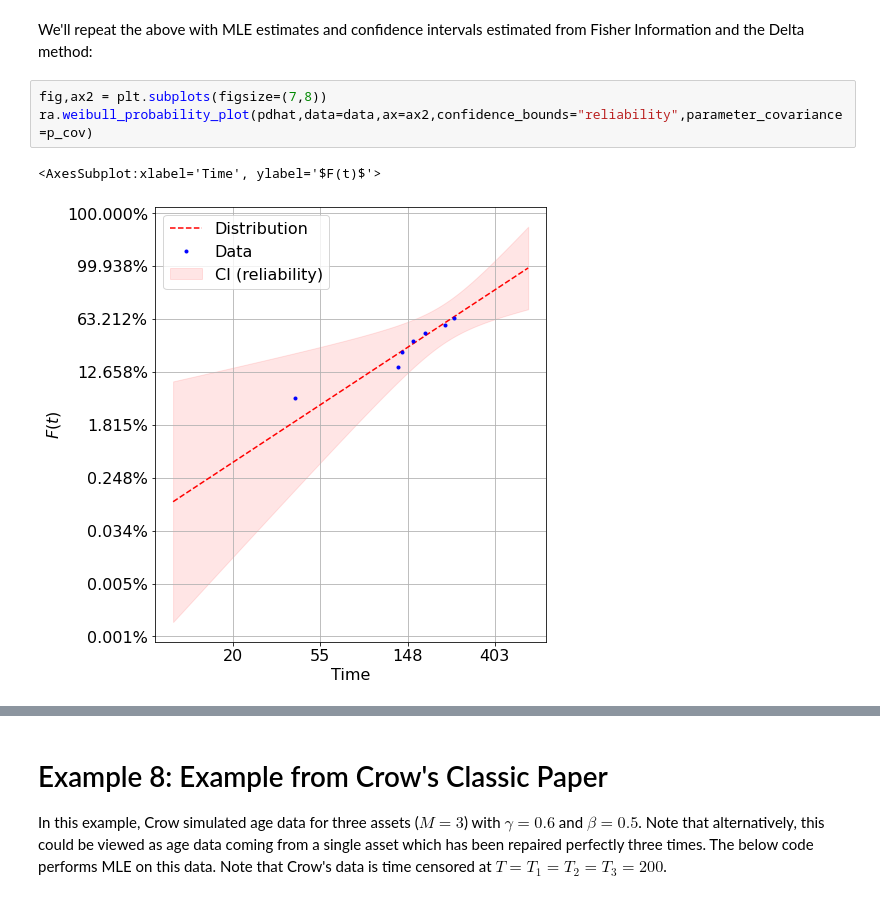
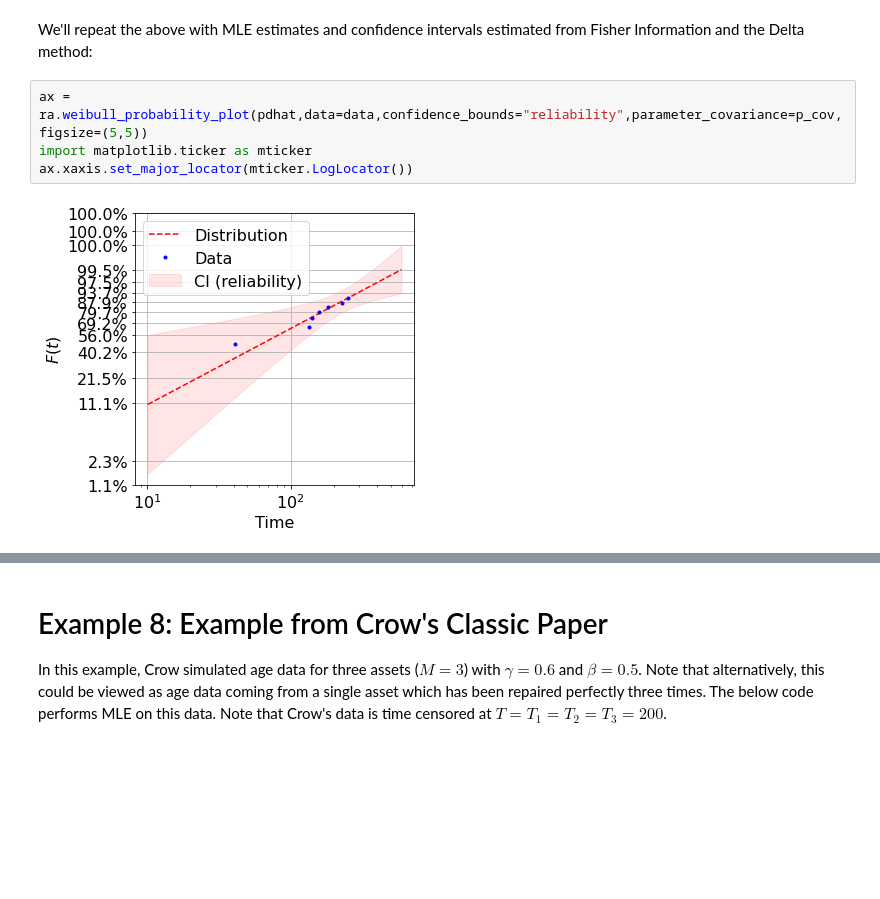
Before and after one commit to cholette/reliability, a Jupyter notebook: Python/reliabilty_and_mle_examples.ipynb, the cells around one changed output, grey strips where cells are left out. Cells and saved outputs as stored; diff of their text form; blank space fills up the shorter version.

Commit message:
Updated weibull probability plot to use base 10 as the second log. This appears to be fairly standard and provides a nicer x axis.

```diff
--- a/Python/reliabilty_and_mle_examples.ipynb
+++ b/Python/reliabilty_and_mle_examples.ipynb
@@ -206,11 +222,11 @@ axKM.legend(loc='upper left')
 # %% [markdown]
 We'll repeat the above with MLE estimates and confidence intervals estimated from Fisher Information and the Delta method:
 # %%
-fig,ax2 = plt.subplots(figsize=(7,8))
-ra.weibull_probability_plot(pdhat,data=data,ax=ax2,confidence_bounds="reliability",parameter_covariance=p_cov)
+ax = ra.weibull_probability_plot(pdhat,data=data,confidence_bounds="reliability",parameter_covariance=p_cov,figsize=(5,5))
+import matplotlib.ticker as mticker
+ax.xaxis.set_major_locator(mticker.LogLocator())
 # %% [output]
-<AxesSubplot:xlabel='Time', ylabel='$F(t)$'>
-[figure, old version]
+[figure, new version]
 # %%
 figKM2, axKM2 = plt.subplots()
 axKM2.step(tkm,Fhat,linestyle='-',color="blue",where="post",label="Midpoint")
```
Also changed, not shown: parts of 6 cells of this notebook, 1 other file.
